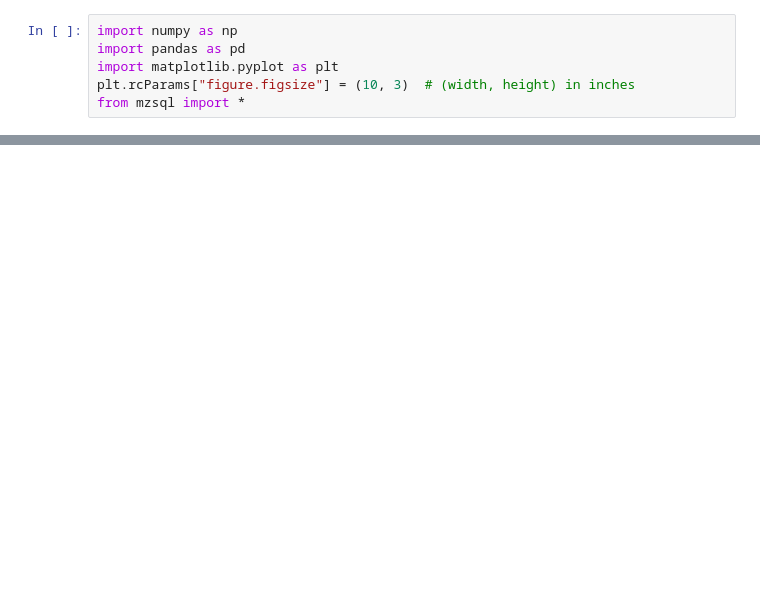
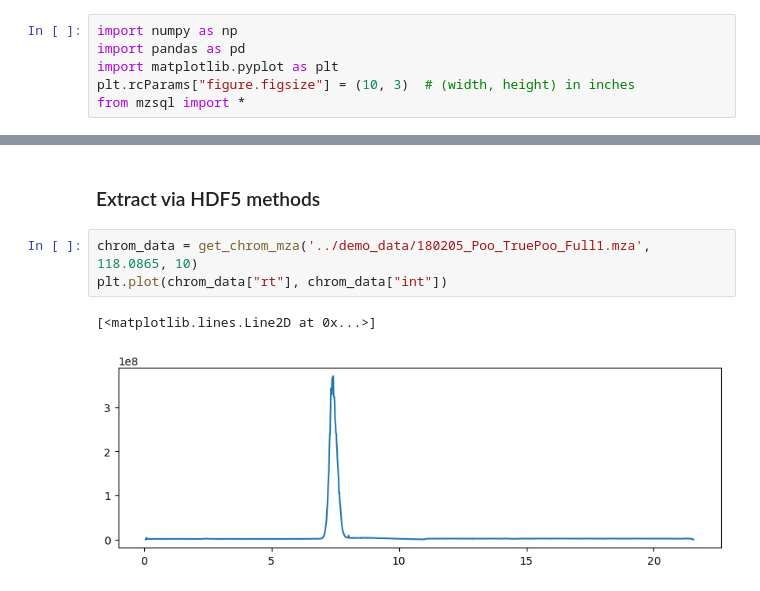
Before and after one commit to wkumler/mzsql, a Jupyter notebook: demo_notebooks/mza_notebook.ipynb, the cells around one changed output, grey strips where cells are left out. Cells and saved outputs as stored; diff of their text form; blank space fills up the shorter version.

```diff
--- a/demo_notebooks/mza_notebook.ipynb
+++ b/demo_notebooks/mza_notebook.ipynb
@@ -45,0 +27,8 @@ mza.collect_ms1_arrays_by_rt(0, 0.01)
+# %% [markdown]
+### Extract via HDF5 methods
+# %%
+chrom_data = get_chrom_mza('../demo_data/180205_Poo_TruePoo_Full1.mza', 118.0865, 10)
+plt.plot(chrom_data["rt"], chrom_data["int"])
+# %% [output]
+[<matplotlib.lines.Line2D at 0x...>]
+[figure, added]
```
Also changed, not shown: parts of 15 cells of this notebook, 1 other file.
